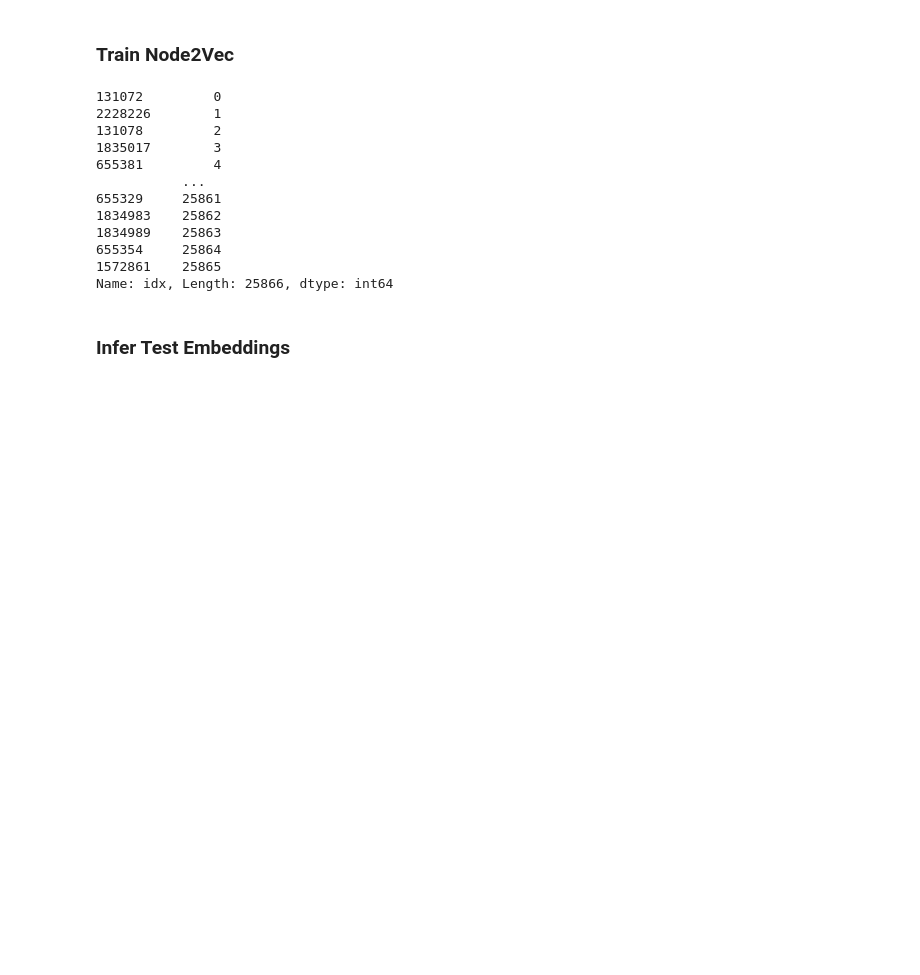
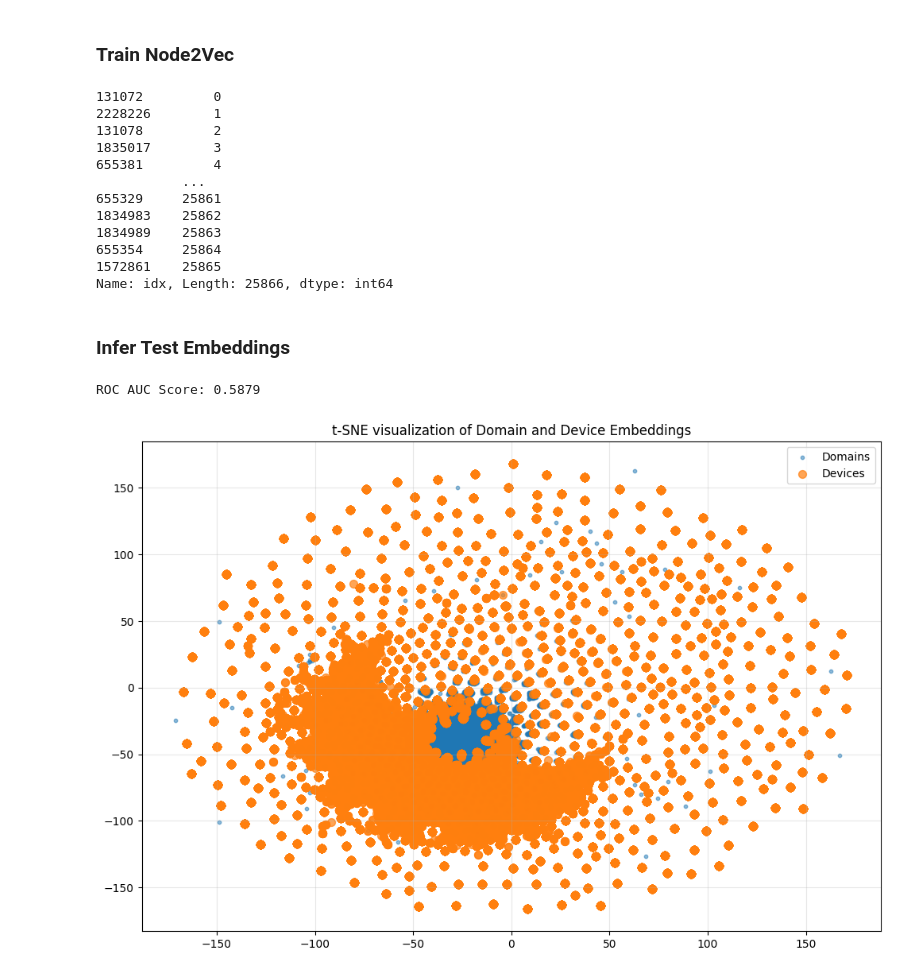
Before and after one commit to Tom-Touati/mafat-challenge, a Jupyter notebook: graph_based_model.ipynb, the cells around one changed output. Saved outputs shown, nothing was run; the diff lists cells and outputs as text; code cells hidden in the pictures; blank space fills up the shorter version.

```diff
--- a/graph_based_model.ipynb
+++ b/graph_based_model.ipynb
@@ -356,7 +360,6 @@ from sklearn.linear_model import LogisticRegression
 from sklearn.metrics import roc_auc_score
 import numpy as np
 import xgboost as xgb
-from sklearn.ensemble import RandomForestRegressor
 
 # Get device embeddings for training and testing
 
@@ -376,13 +379,53 @@ y_test = domain_counts_w_index.loc[test_devices, 'Target'].values
 
 # Initialize and train Logistic Regression
 # Initialize and train XGBoost classifier
-rf_model = RandomForestRegressor(n_estimators=100, random_state=42)
-rf_model.fit(X_train, y_train)
-
-# Replace XGBoost predictions with Random Forest predictions
-y_pred_proba = rf_model.predict(X_test)
+xgb_model = xgb.XGBRegressor(objective='binary:logistic', random_state=42)
+xgb_model.fit(X_train, y_train)
 
 # Get predictions and calculate ROC AUC score
+y_pred_proba = xgb_model.predict(X_test)
 roc_auc = roc_auc_score(y_test, y_pred_proba)
 
 print(f"ROC AUC Score: {roc_auc:.4f}")
+# %% [output]
+ROC AUC Score: 0.5879
+# %%
+from sklearn.manifold import TSNE
+import numpy as np
+
+import matplotlib.pyplot as plt
+
+# Create t-SNE model
+tsne = TSNE(n_components=2, random_state=42)
+
+# Combine all embeddings (both devices and domains)
+all_embeddings = np.vstack([
+    embeddings,  # Original domain embeddings
+    np.vstack([train_device_embeddings, test_device_embeddings])  # Device embeddings
+])
+
+# Fit and transform the data
+tsne_results = tsne.fit_transform(all_embeddings)
+
+# Split results back into domains and devices
+n_domains = embeddings.shape[0]
+domain_tsne = tsne_results[:n_domains]
+device_tsne = tsne_results[n_domains:]
+
+# Create scatter plot
+plt.figure(figsize=(12, 8))
+
+# Plot domains with smaller dots
+plt.scatter(domain_tsne[:, 0], domain_tsne[:, 1],
+           alpha=0.5, s=10, label='Domains')
+
+# Plot devices with bigger dots
+plt.scatter(device_tsne[:, 0], device_tsne[:, 1],
+           alpha=0.7, s=50, label='Devices')
+
+plt.title('t-SNE visualization of Domain and Device Embeddings')
+plt.legend()
+plt.grid(True, alpha=0.3)
+plt.show()
+# %% [output]
+[figure, added]
```
Also changed, not shown: parts of 2 cells of this notebook.
